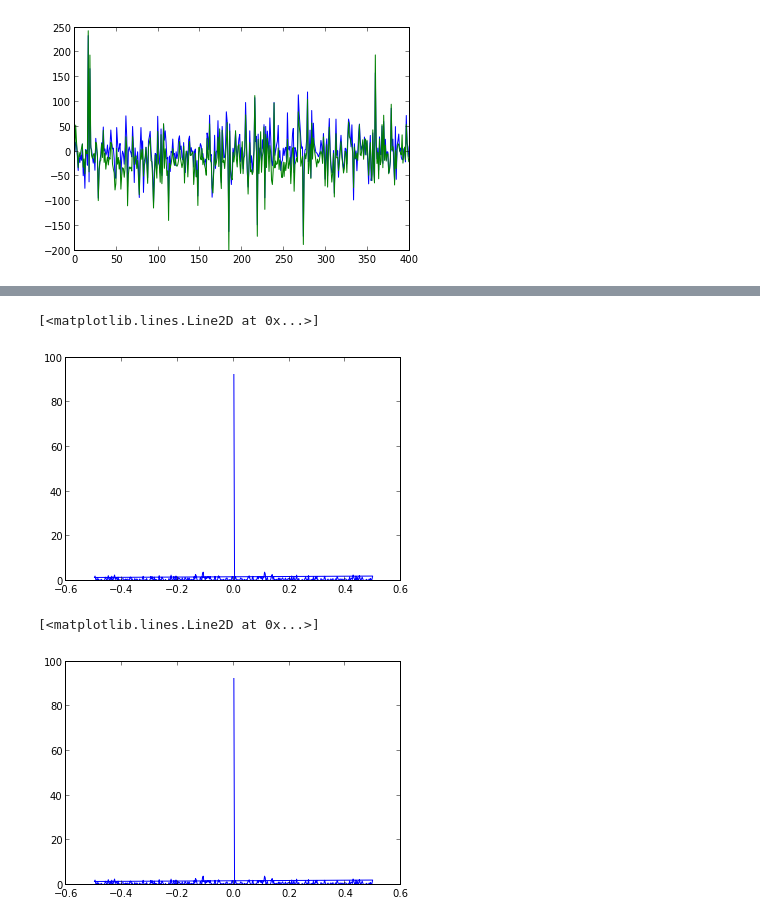
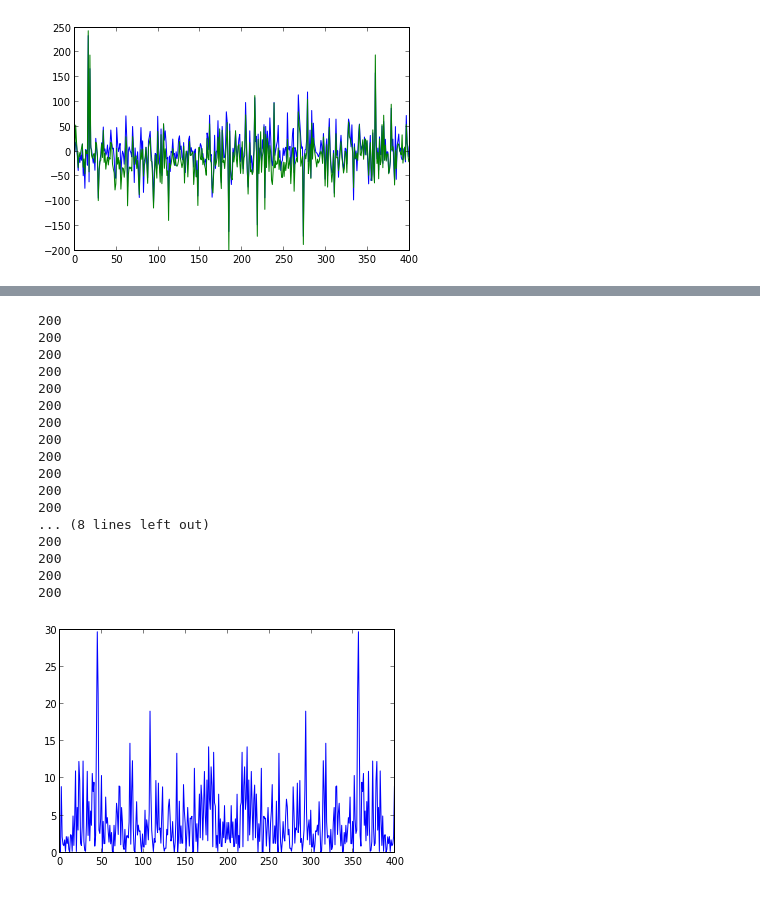
Before and after one commit to daniel-lozano/tarea5, a Jupyter notebook: tarea5-1.ipynb, the cells around one changed output, grey strips where cells are left out. Drawn from its saved outputs; the diff is of its cells as text; code cells hidden in the pictures.

```diff
--- a/tarea5-1.ipynb
+++ b/tarea5-1.ipynb
@@ -74,7 +83,7 @@ for i in range(datos):
     fft_y=fft(archivo[:,i])/shape(archivo)[0]
     FFT[:,i]=fft_y
     fft_z=fftfreq(shape(archivo)[0],dt)
-    FREQ1[:,i]=fft_z
+    FREQ[:,i]=fft_z
 # %%
 """
     se crea una matriz con los valores absolutos de cada punto de las transformadas y la matriz ABS_2
@@ -87,12 +96,39 @@ for i in range(shape(ABS)[0]):
     for j in range(shape(ABS)[1]):
         ABS_2[i,j]=np.abs(ABS[i,j])**2
 
-plot(FREQ1[:,2],ABS_2[:,2])
+med=shape(archivo)[0]
-# %% [output]
-[<matplotlib.lines.Line2D at 0x...>]
-[figure, removed]
-# %%
-plot(FREQ1[:,2],ABS_2[:,2])
-# %% [output]
-[<matplotlib.lines.Line2D at 0x...>]
-[figure, removed]
+# %%
+"""
+se halla las posiciones a aprtir de las cuales las frecuencias toman valores negativos
+"""
+for i in (range(datos)):
+      a=0
+      for j in range(med):
+
+            if(FREQ[j,i]<0 and a==0):
+                print j
+                a=1
+
+#plot((FREQ1[:,0]),ABS_2[:,0])
+#plot((FREQ1[:,1]),ABS_2[:,1])
+plot(ABS_2[:,0])
+ne=200
+# %% [output]
+200
+200
+200
+200
+200
+200
+200
+200
+200
+200
+200
+200
+... (8 lines left out)
+200
+200
+200
+200
+[figure, added]
```
Also changed, not shown: parts of 19 cells of this notebook.
